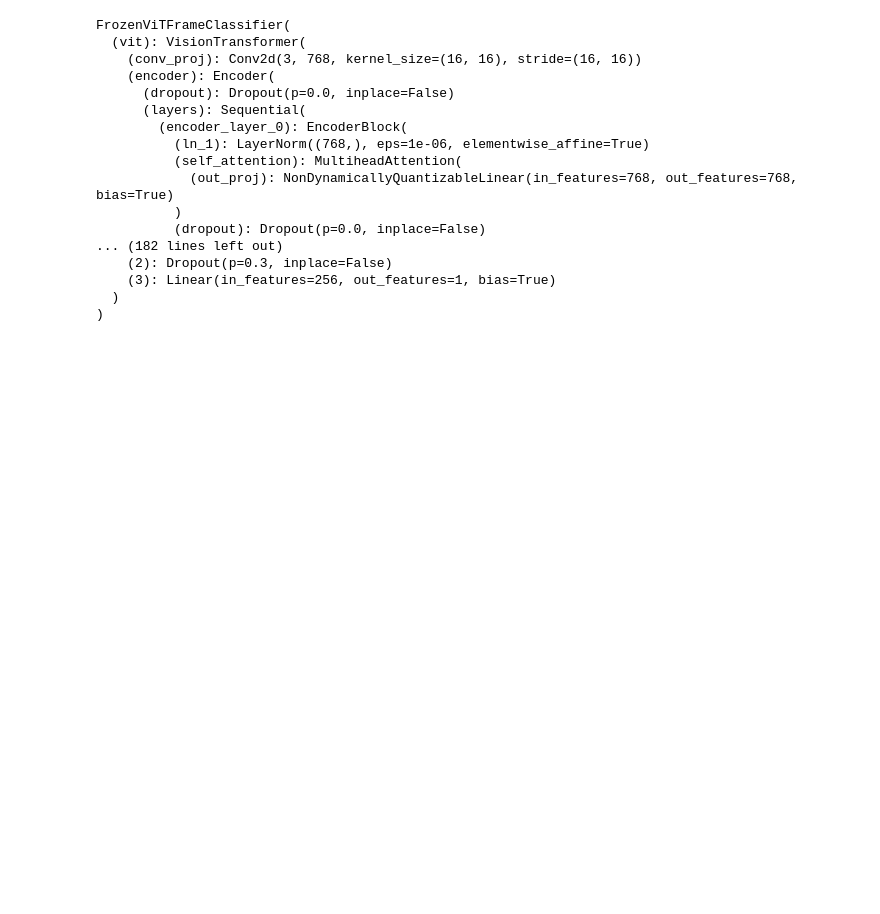
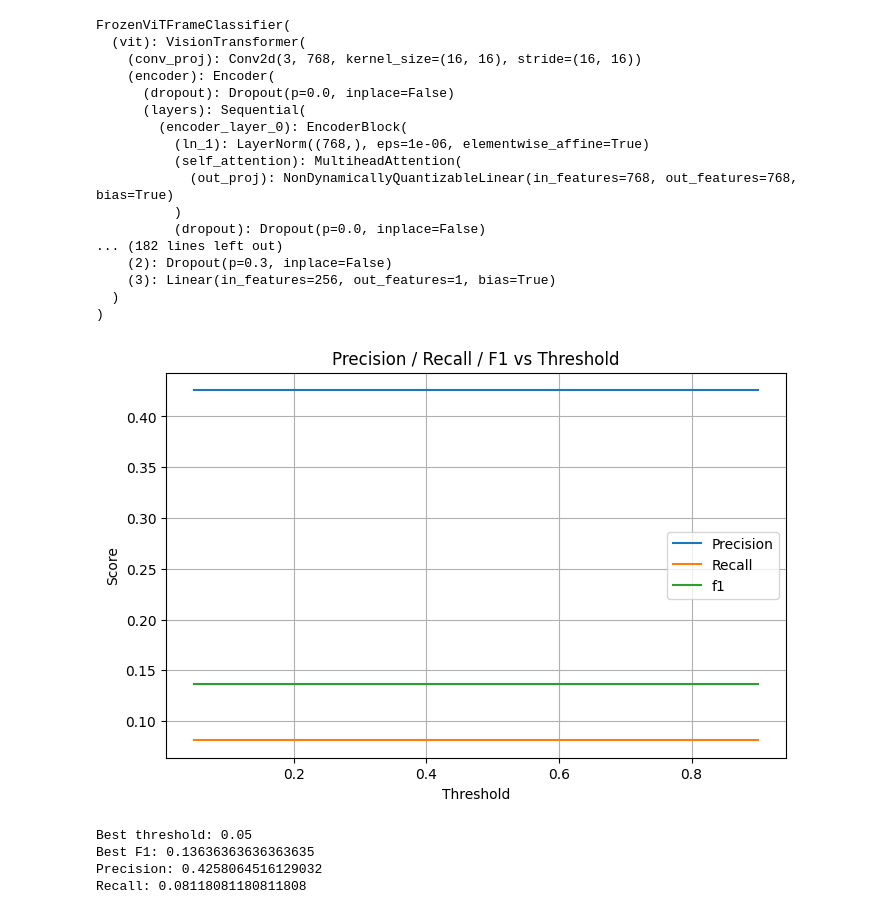
Before and after one commit to ritvik-123/298-Major-Project, a Jupyter notebook: Binary_Split.ipynb, the cells around one changed output. Drawn from its saved outputs; the diff is of its cells as text; code cells hidden in the pictures; blank space fills up the shorter version.

Commit message:
Made few changes to MLP and saw threshold wise performance

```diff
--- a/Binary_Split.ipynb
+++ b/Binary_Split.ipynb
@@ -903,3 +897,57 @@ FrozenViTFrameClassifier(
     (3): Linear(in_features=256, out_features=1, bias=True)
   )
 )
+# %%
+# evaluating the laoded model to regain the variables
+
+val_loss, val_acc, val_cm, y_true, y_pred, y_prob = evaluate(
+        model,
+        val_loader,
+        criterion,
+        device,
+        epoch = "fine1"
+    )
+# %%
+import numpy as np
+import matplotlib.pyplot as plt
+from sklearn.metrics import precision_score, recall_score, f1_score
+
+thresholds = np.arange(0.05, 0.95, 0.05)
+
+precisions = []
+recalls = []
+f1s = []
+
+for t in thresholds:
+    y_pred_t = (y_pred >= t).astype(int)
+
+    precisions.append(precision_score(y_true, y_pred_t, zero_division = 0))
+    recalls.append(recall_score(y_true, y_pred_t, zero_division=0))
+    f1s.append(f1_score(y_true, y_pred_t, zero_division = 0))
+
+plt.figure(figsize = (8, 5))
+plt.plot(thresholds, precisions, label = "Precision")
+plt.plot(thresholds, recalls, label = "Recall")
+plt.plot(thresholds, f1s, label = "f1")
+plt.xlabel("Threshold")
+plt.ylabel("Score")
+plt.title("Precision / Recall / F1 vs Threshold")
+plt.legend()
+plt.grid(True)
+plt.show()
+# %% [output]
+[figure, added]
+# %%
+# finding the best threshold
+best_idx = np.argmax(f1s)
+best_threshold = thresholds[best_idx]
+
+print("Best threshold:", best_threshold)
+print("Best F1:", f1s[best_idx])
+print("Precision:", precisions[best_idx])
+print("Recall:", recalls[best_idx])
+# %% [output]
+Best threshold: 0.05
+Best F1: 0.13636363636363635
+Precision: 0.4258064516129032
+Recall: 0.08118081180811808
```
Also changed, not shown: parts of 12 cells of this notebook.
